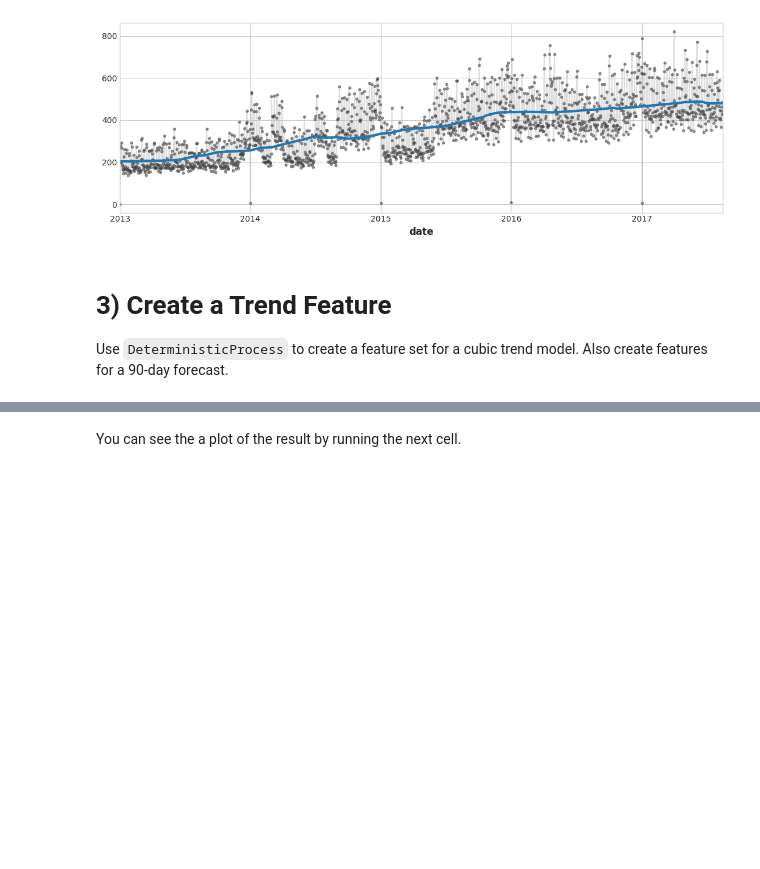
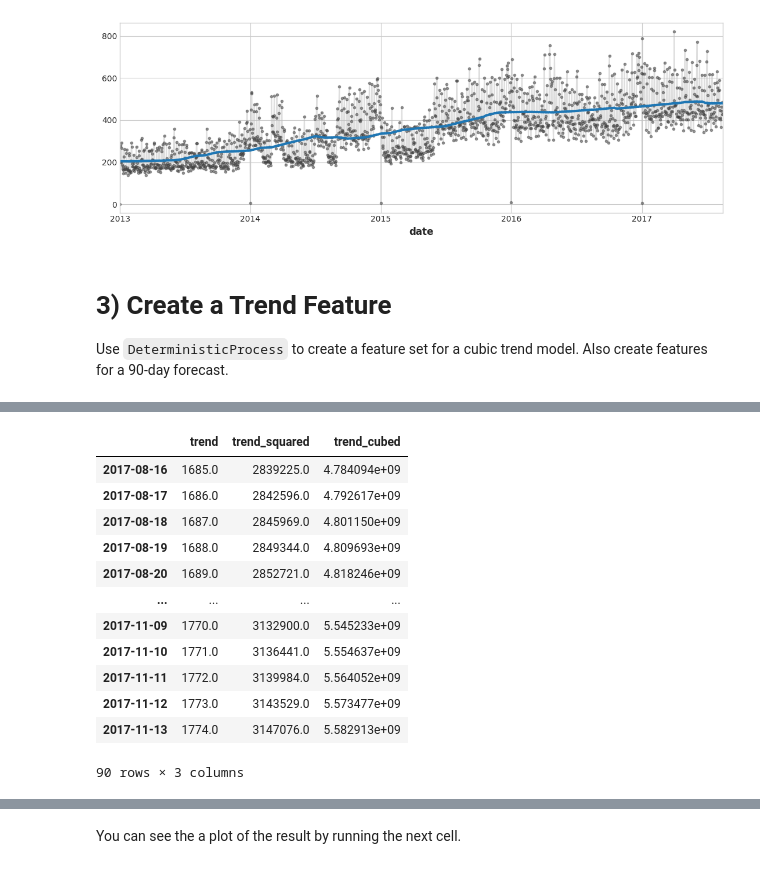
Before and after one commit to ptvu/TimeSeriesAnalysis, a Jupyter notebook: S02_Trend.ipynb, the cells around one changed output, grey strips where cells are left out. Saved outputs shown, nothing was run; the diff lists cells and outputs as text; code cells hidden in the pictures; blank space fills up the shorter version.

```diff
--- a/S02_Trend.ipynb
+++ b/S02_Trend.ipynb
@@ -187,3 +189,19 @@ date
+# %%
+display(X_fore)
+# %% [output]
+|  | trend | trend_squared | trend_cubed |
+| 2017-08-16 | 1685.0 | 2839225.0 | 4.784094e+09 |
+| 2017-08-17 | 1686.0 | 2842596.0 | 4.792617e+09 |
+| 2017-08-18 | 1687.0 | 2845969.0 | 4.801150e+09 |
+| 2017-08-19 | 1688.0 | 2849344.0 | 4.809693e+09 |
+| 2017-08-20 | 1689.0 | 2852721.0 | 4.818246e+09 |
+| ... | ... | ... | ... |
+| 2017-11-09 | 1770.0 | 3132900.0 | 5.545233e+09 |
+| 2017-11-10 | 1771.0 | 3136441.0 | 5.554637e+09 |
+| 2017-11-11 | 1772.0 | 3139984.0 | 5.564052e+09 |
+| 2017-11-12 | 1773.0 | 3143529.0 | 5.573477e+09 |
+| 2017-11-13 | 1774.0 | 3147076.0 | 5.582913e+09 |
+90 rows × 3 columns
 # %%
 # Lines below will give you a hint or solution code
 q_3.hint()
```
Also changed, not shown: parts of 3 cells of this notebook.
